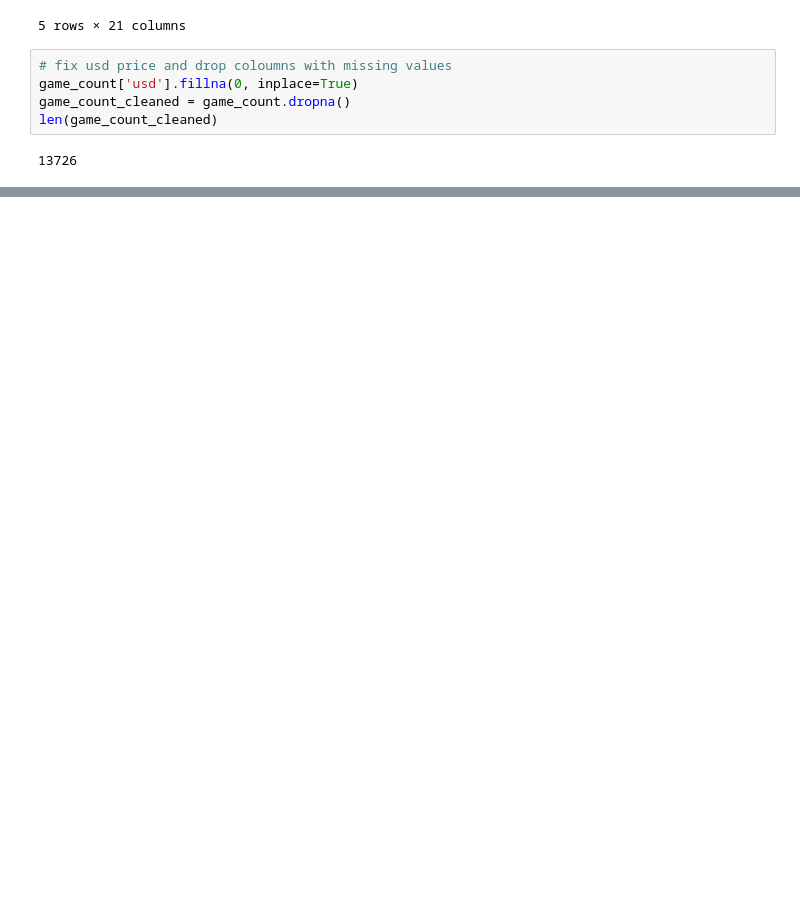
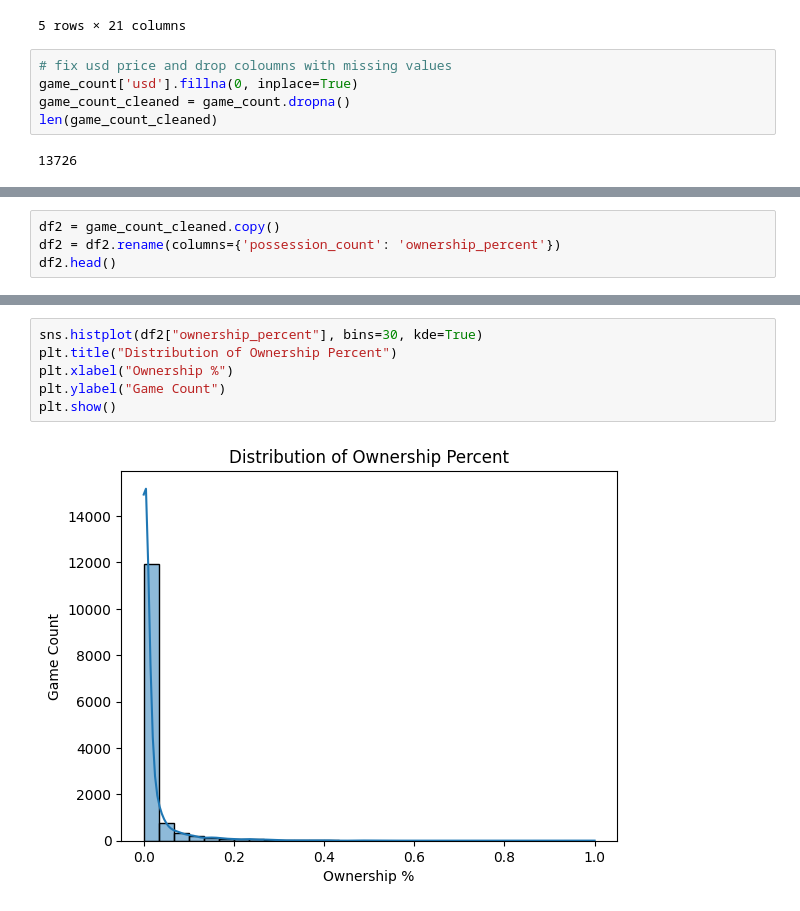
Before and after one commit to yfsongum/video_games_analysis_2025, a Jupyter notebook: SI_618_Project.ipynb, the cells around one changed output, grey strips where cells are left out. Cells and saved outputs as stored; diff of their text form; blank space fills up the shorter version.

```diff
--- a/SI_618_Project.ipynb
+++ b/SI_618_Project.ipynb
@@ -2857,0 +3024,4 @@ game_count_cleaned.head()
+# %%
+df2 = game_count_cleaned.copy()
+df2 = df2.rename(columns={'possession_count': 'ownership_percent'})
+df2.head()
@@ -2857,0 +3035,8 @@ game_count_cleaned.head()
+# %%
+sns.histplot(df2["ownership_percent"], bins=30, kde=True)
+plt.title("Distribution of Ownership Percent")
+plt.xlabel("Ownership %")
+plt.ylabel("Game Count")
+plt.show()
+# %% [output]
+[figure, added]
```
Also changed, not shown: parts of 67 cells of this notebook.
